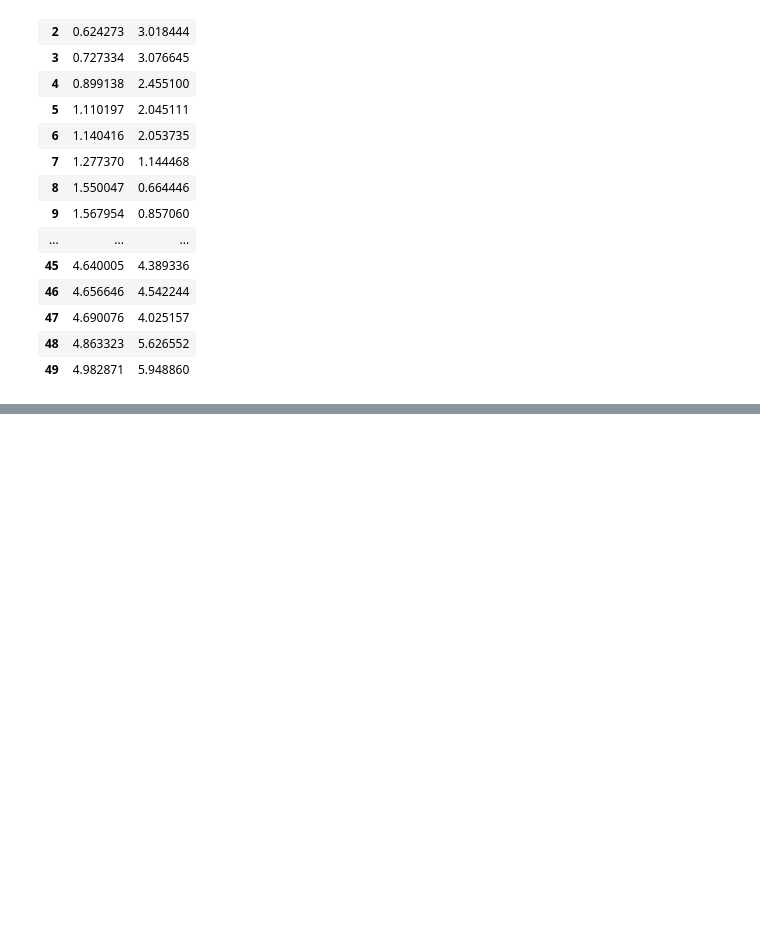
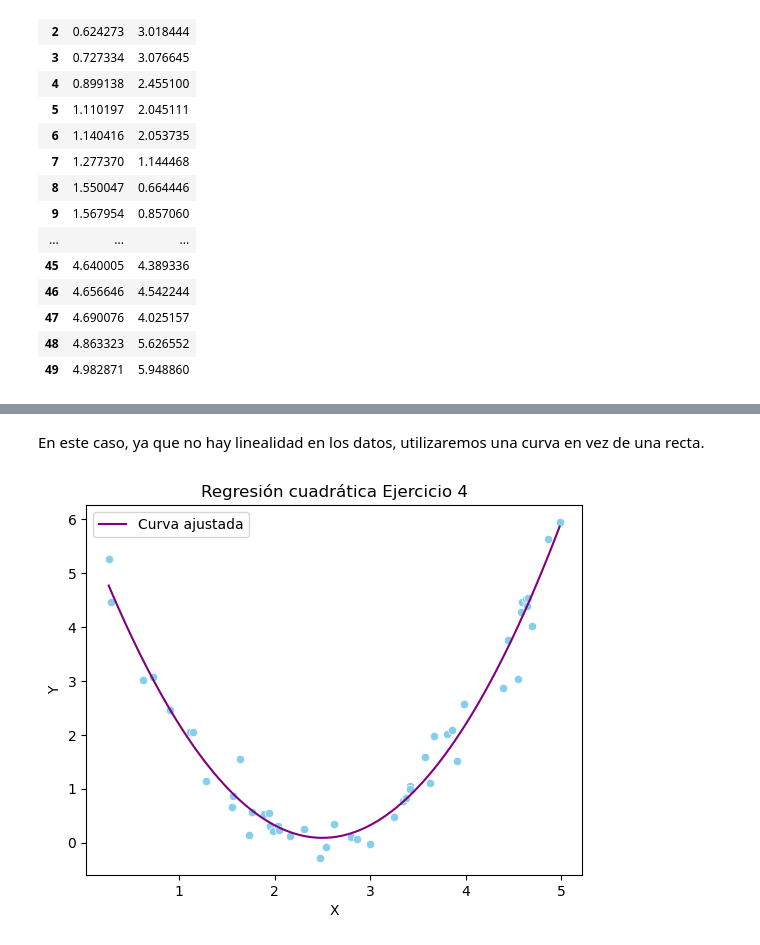
Before and after one commit to seremare9/tp1_metodos, a Jupyter notebook: codigo.ipynb, the cells around one changed output, grey strips where cells are left out. Drawn from its saved outputs; the diff is of its cells as text; code cells hidden in the pictures; blank space fills up the shorter version.

```diff
--- a/codigo.ipynb
+++ b/codigo.ipynb
@@ -158,0 +182,35 @@ graficar_recta(datos4, 'x_vector', 'y_error', 'Ejercicio 4')
+# %% [markdown]
+En este caso, ya que no hay linealidad en los datos, utilizaremos una curva en vez de una recta.
+# %%
+def graficar_curva(df, colA, colB, ejercicio):
+    eje_x = df[colA].to_numpy()
+    eje_y = df[colB].to_numpy()
+
+    # Asegurarse de que tengan la misma longitud
+    assert eje_x.shape == eje_y.shape
+
+    # Agregar columna de 1s para incluir el intercepto (beta_0)
+    X_matrix = np.column_stack((np.ones_like(eje_x), eje_x, eje_x**2))
+
+    beta = np.linalg.inv(X_matrix.T @ X_matrix) @ X_matrix.T @ eje_y
+
+    intercepto = beta[0]
+    pendiente = beta[1]
+    coef_cuadratico = beta[2]
+
+    sns.scatterplot(x = eje_x, y = eje_y, color='skyblue', legend=False)
+
+    # Recta ajustada
+    x_vals = np.linspace(eje_x.min(), eje_x.max(), 100)
+    y_vals = intercepto + pendiente * x_vals + coef_cuadratico * x_vals**2
+    plt.plot(x_vals, y_vals, color='purple', label='Curva ajustada')
+
+    plt.xlabel('X')
+    plt.ylabel('Y')
+    plt.title('Regresión cuadrática ' + ejercicio)
+    plt.legend()
+    plt.show()
+# %%
+graficar_curva(datos4, 'x_vector', 'y_error', 'Ejercicio 4')
+# %% [output]
+[figure, added]
```
Also changed, not shown: parts of 19 cells of this notebook.
